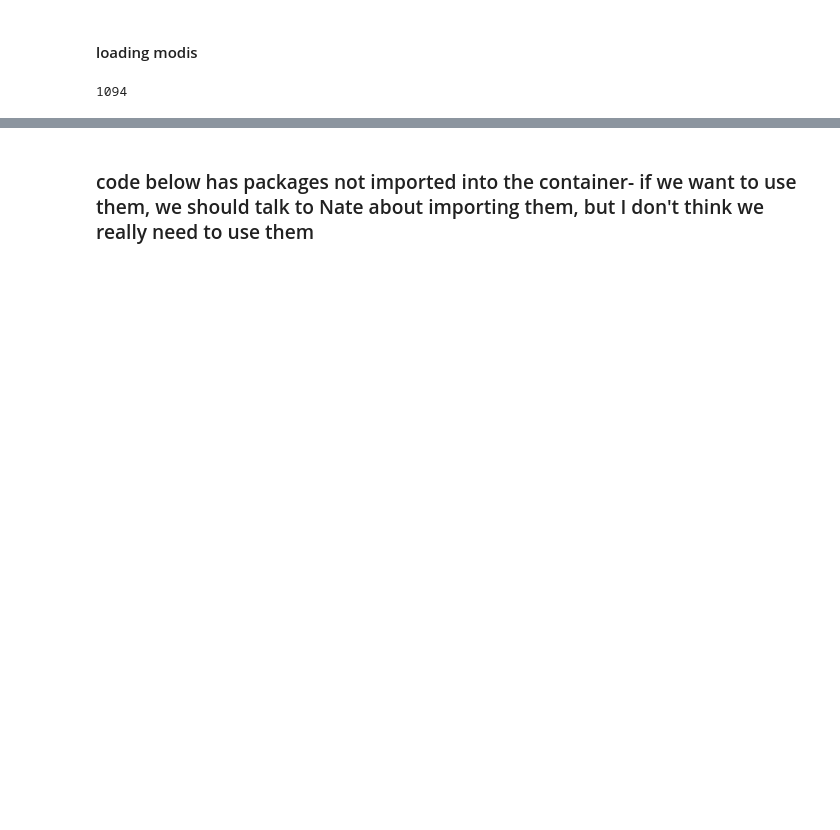
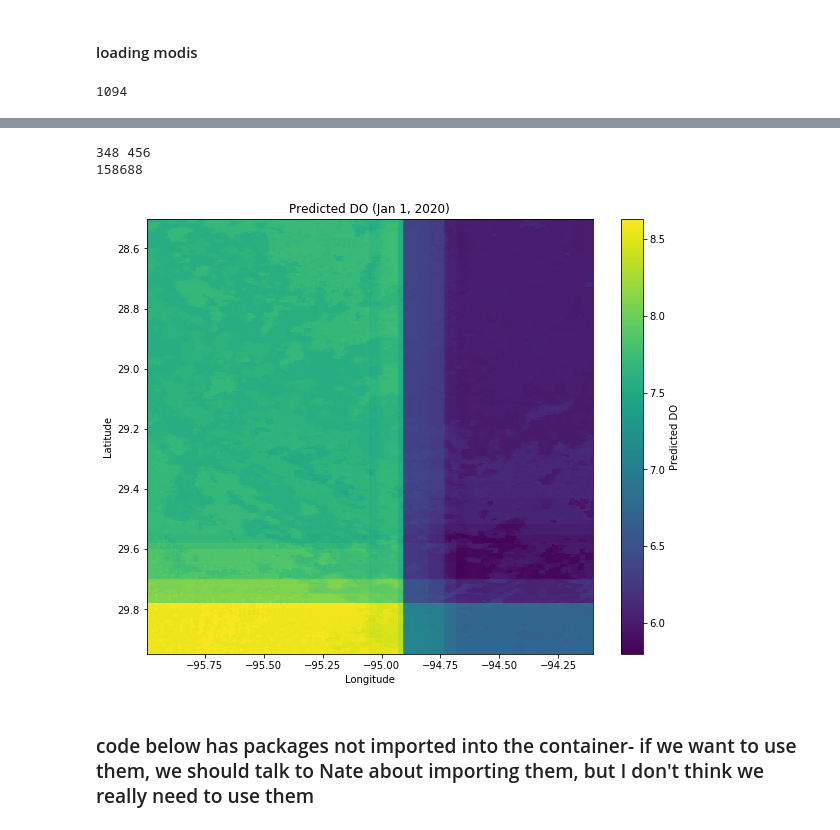
Before and after one commit to inmang13/ESDA_FinalProj_GalvestonBay, a Jupyter notebook: sample_model_eval.ipynb, the cells around one changed output, grey strips where cells are left out. Drawn from its saved outputs; the diff is of its cells as text; code cells hidden in the pictures; blank space fills up the shorter version.

Commit message:
first attempt at predicting

```diff
--- a/sample_model_eval.ipynb
+++ b/sample_model_eval.ipynb
@@ -1194,0 +1351,8 @@ sortedpos_to_origkey = [t[0] for t in scene_tuples_sorted]    # same length, ori
+# %%
+X.columns = X.columns.str.strip()
+df_jan12020_clean = df_jan12020_clean.drop(columns=['date'])
+# Enforce identical order
+df_jan12020_clean = df_jan12020_clean[X.columns]
+# %%
+#try predict with the grid of jan 1 2020 data
+y_pred = final_rfr.predict(df_jan12020_clean)
@@ -1195,3 +1368,37 @@ sortedpos_to_origkey = [t[0] for t in scene_tuples_sorted]    # same length, ori
+# %%
+H = df_jan12020_clean['lat'].nunique()
+W = df_jan12020_clean['lon'].nunique()
+
+print(H, W)
+print(H * W)   # should match len(df_jan12020_clean)
+# %% [output]
+348 456
+158688
+# %%
+do_grid = y_pred.reshape(H, W)
+# %%
+import matplotlib.pyplot as plt
+
+# plt.figure(figsize=(10, 8))
+# plt.imshow(do_grid, cmap='viridis')
+# plt.colorbar(label='Predicted DO')
+# plt.title('Predicted DO (Jan 1, 2020)')
+# plt.axis('off')
+# plt.show()
+
+lat_grid = df_jan12020_clean['lat'].values.reshape(H, W)
+lon_grid = df_jan12020_clean['lon'].values.reshape(H, W)
+
+plt.figure(figsize=(10, 8))
+plt.pcolormesh(lon_grid, lat_grid, do_grid, cmap='viridis', shading='auto')
+plt.colorbar(label='Predicted DO')
+plt.title('Predicted DO (Jan 1, 2020)')
+plt.xlabel('Longitude')
+plt.ylabel('Latitude')
+plt.gca().invert_yaxis()
+plt.show()
+# %% [output]
+[figure, added]
 # %% [markdown]
 ### code below has packages not imported into the container- if we want to use them, we should talk to Nate about importing them, but I don't think we really need to use them
 # %%
```
Also changed, not shown: parts of 14 cells of this notebook.
